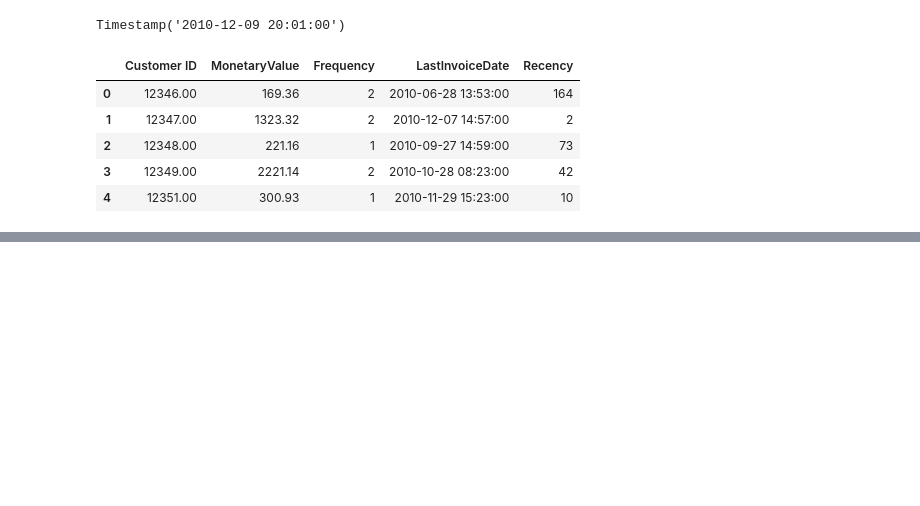
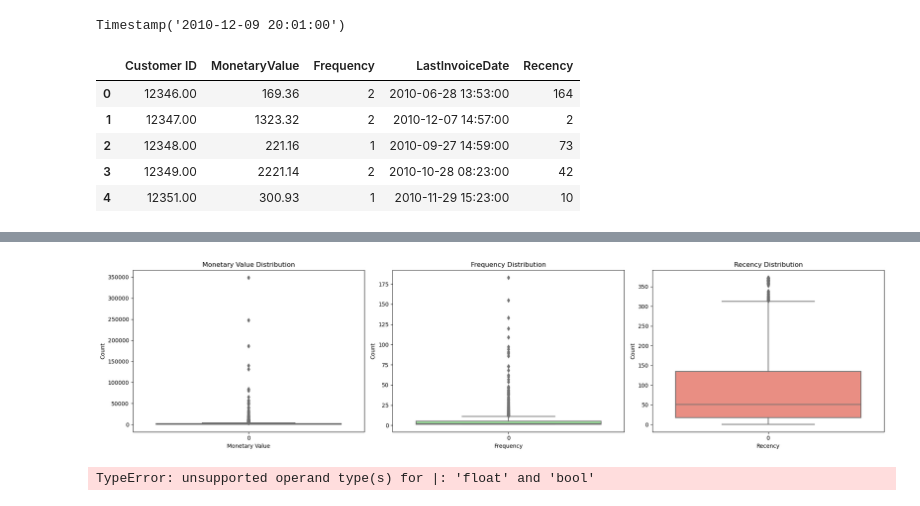
Before and after one commit to RonaldoCQ/Understand-Customers-with-KMeans-Clustering-in-Python, a Jupyter notebook: online-retail-data-clustering.ipynb, the cells around one changed output, grey strips where cells are left out. Cells and saved outputs as stored; diff of their text form; code cells hidden in the pictures; blank space fills up the shorter version.

```diff
--- a/online-retail-data-clustering.ipynb
+++ b/online-retail-data-clustering.ipynb
@@ -340,0 +368,35 @@ aggregated_df.head(5) # Demonstrate the last time in touch with a customer since
+# %%
+plt.figure(figsize=(20,5))
+
+plt.subplot(1,3,1)
+sns.boxplot(data=aggregated_df["MonetaryValue"], color = "skyblue") # Using Seaborn to create a boxplot to visualize data
+plt.title("Monetary Value Distribution")
+plt.xlabel("Monetary Value")
+plt.ylabel("Count")
+
+plt.subplot(1,3,2)
+sns.boxplot(data=aggregated_df["Frequency"], color = "lightgreen")
+plt.title("Frequency Distribution")
+plt.xlabel("Frequency")
+plt.ylabel("Count")
+
+plt.subplot(1,3,3)
+sns.boxplot(data=aggregated_df["Recency"], color = "salmon")
+plt.title("Recency Distribution")
+plt.xlabel("Recency")
+plt.ylabel("Count")
+
+plt.tight_layout()
+plt.show()
+# %% [output]
+[figure, added]
+# %%
+M_q1 = aggregated_df["MonetaryValue"].quantile(0.25)
+M_q3 = aggregated_df["MonetaryValue"].quantile(0.75)
+M_IQR = M_q3 - M_q1
+
+monetary_outliers_df = aggregated_df[(aggregated_df["MonetaryValue"] > (M_q3 + (1.5 * M_IQR)))] | (aggregated_df["MonetaryValue"] < (M_q1 + (1.5 * M_IQR))).copy()
+
+monetary_outliers_df.describe()
+# %% [output]
+TypeError: unsupported operand type(s) for |: 'float' and 'bool'
```
Also changed, not shown: parts of 5 cells of this notebook.
